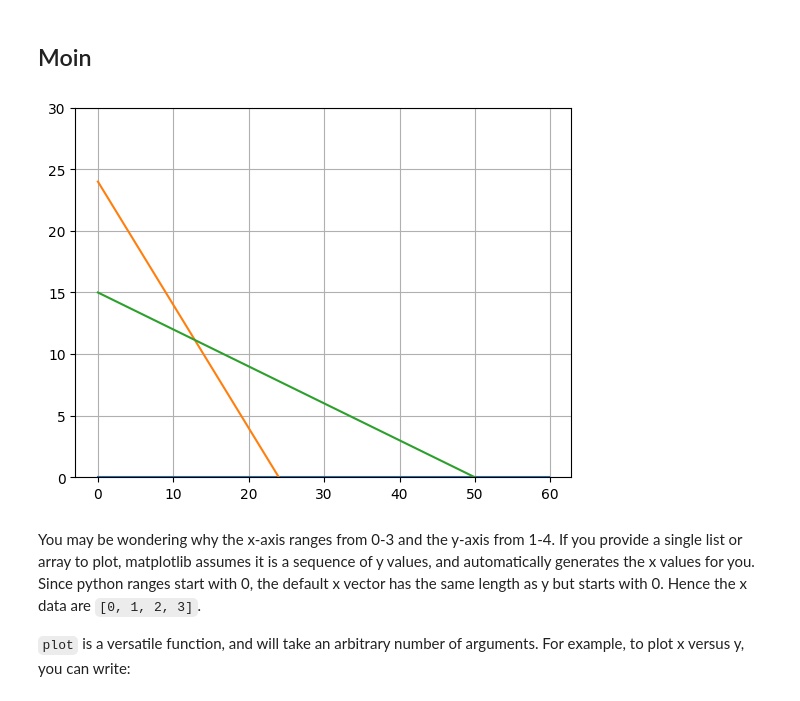
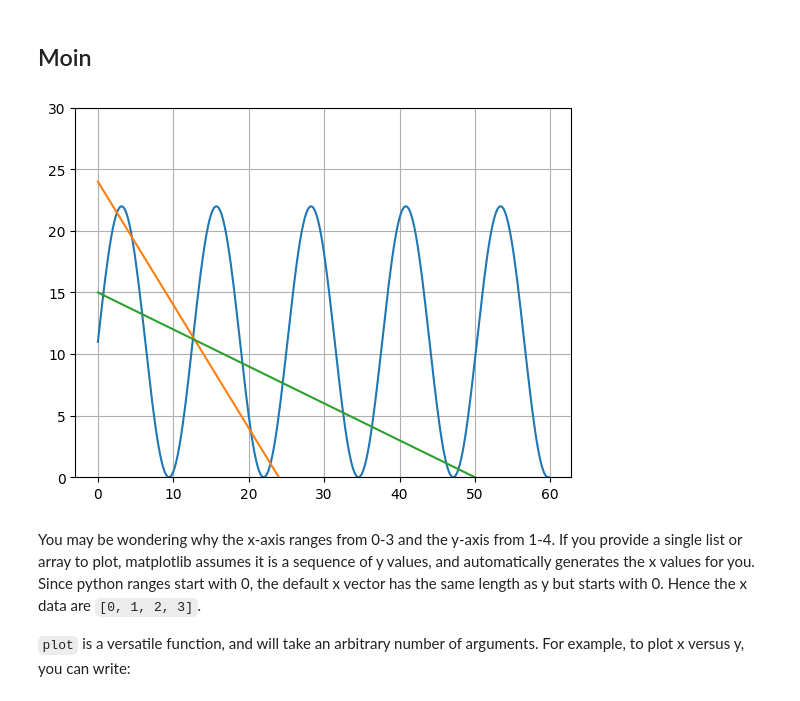
Before and after one commit to bstachmann/codespaces-jupyter, a Jupyter notebook: notebooks/matplotlib copy.ipynb, the cells around one changed output. Saved outputs shown, nothing was run; the diff lists cells and outputs as text; code cells hidden in the pictures.

```diff
--- a/notebooks/matplotlib copy.ipynb
+++ b/notebooks/matplotlib copy.ipynb
@@ -7,24 +7,26 @@ An introduction to the pyplot interface.
 # %%
 import matplotlib.pyplot as plt
 import numpy as np
+from numpy import *
+
 
 # evenly sampled time at 200ms intervals
 
 plt.grid()
 
 plt.ylim(0,30)
 x = np.arange(0., 60., 0.2)
 
 
-plt.plot(x, 0*x)
+plt.plot(x, 11*sin(.5*x) + 11)
 plt.plot(x, -x + 24)
 plt.plot(x, -0.3*x + 15)
 
 
 #plt.plot(t, t, 'r--', t, t**2, 'bs', t, t**3, 'g^')
 plt.show()
 # %% [output]
-[figure, old version]
+[figure, new version]
 # %% [markdown]
 You may be wondering why the x-axis ranges from 0-3 and the y-axis from 1-4. If you provide a single list or array to plot, matplotlib assumes it is a sequence of y values, and automatically generates the x values for you. Since python ranges start with 0, the default x vector has the same length as y but starts with 0. Hence the x data are `[0, 1, 2, 3]`.
 
```
Also changed, not shown: parts of 1 cell of this notebook.
